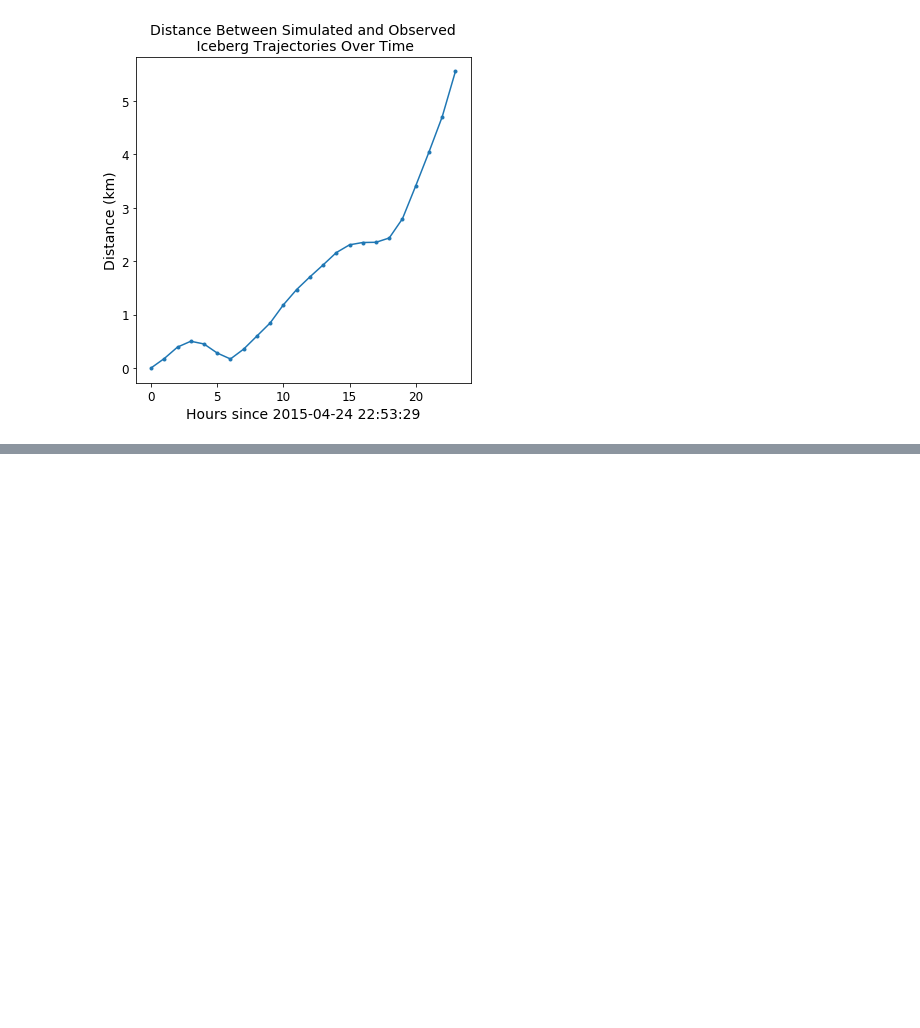
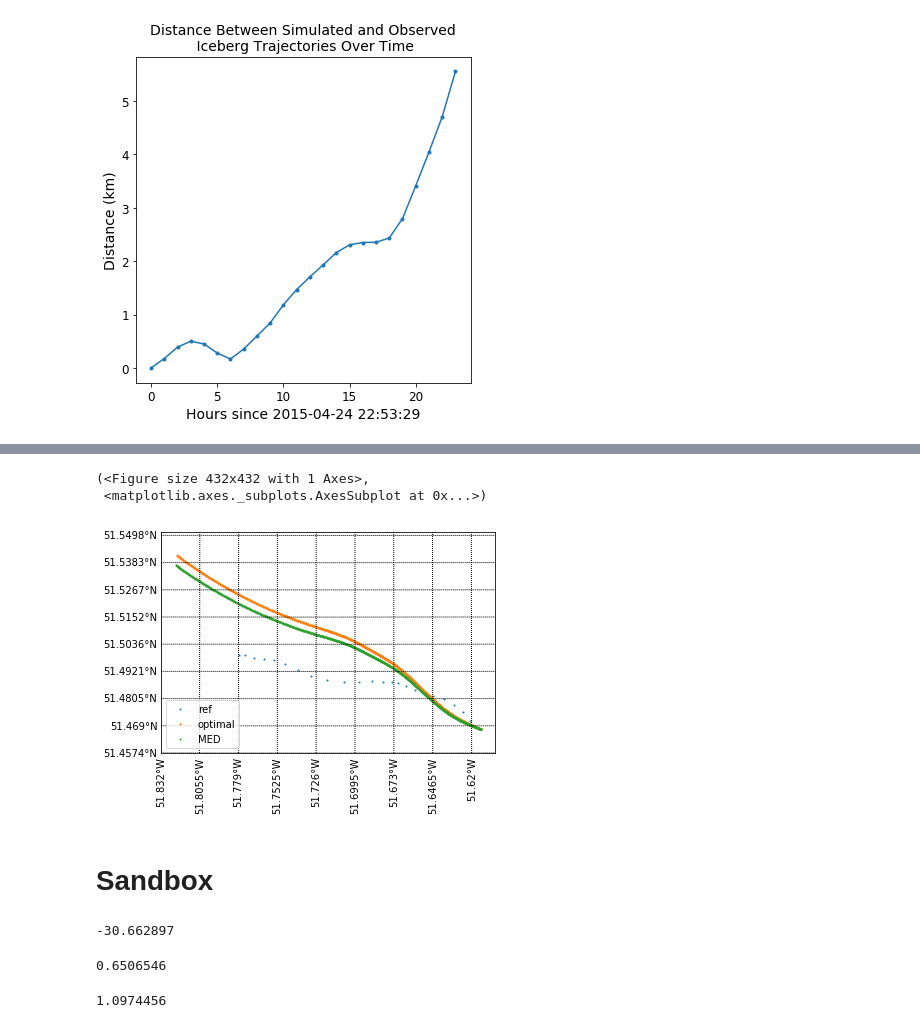
Before and after one commit to jmunroe/IceDEF, a Jupyter notebook: notebooks/ensemble.ipynb, the cells around one changed output, grey strips where cells are left out. Cells and saved outputs as stored; diff of their text form; code cells hidden in the pictures; blank space fills up the shorter version.

```diff
--- a/notebooks/ensemble.ipynb
+++ b/notebooks/ensemble.ipynb
@@ -136,0 +154,10 @@ plt.show()
+# %%
+keys = ['Ca', 'Cw', 'waterline_length', 'sail_height']
+x0 = [1, 1, 120, 60]
+#bounds = [[0.01, 15], [0.01, 15], [80, 160], [40, 80]]
+bounds = [[1, 10], [1, 10], [80, 160], [40, 80]]
+reference_vectors = [tc.ref_lats, tc.ref_lons]
+sim.time_stepper = timesteppers.euler
+sim.time_step = np.timedelta64(100, 's')
+optimization_result = sim.run_optimization(keys, x0, bounds, reference_vectors,
+                                           optimizer='differential_evolution', **{'maxiter': 1})
@@ -136,0 +174,24 @@ plt.show()
+# %%
+Ca, Cw, waterline_length, sail_height = optimization_result.x
+kwargs = {'Ca': Ca, 'Cw': Cw, 'waterline_length': waterline_length, 'sail_height': sail_height}
+sim.run_simulation(label='optimized_Ca_Cw_and_size', **kwargs)
+# %%
+sim.results.plot(['reference', 'optimized_Ca_Cw_and_size', 'med_optimized'], labels=['ref', 'optimal', 'MED'])
+# %% [output]
+(<Figure size 432x432 with 1 Axes>,
+ <matplotlib.axes._subplots.AxesSubplot at 0x...>)
+[figure, added]
+# %% [markdown]
+# Sandbox
+# %%
+sim.ocean.current.directions.values[0, 0, 0]
+# %% [output]
+-30.662897
+# %%
+sim.ocean.current.eastward_velocities.values[0, 0, 0]
+# %% [output]
+0.6506546
+# %%
+sim.ocean.current.northward_velocities.values[0, 0, 0]
+# %% [output]
+1.0974456
```
Also changed, not shown: parts of 12 cells of this notebook.
